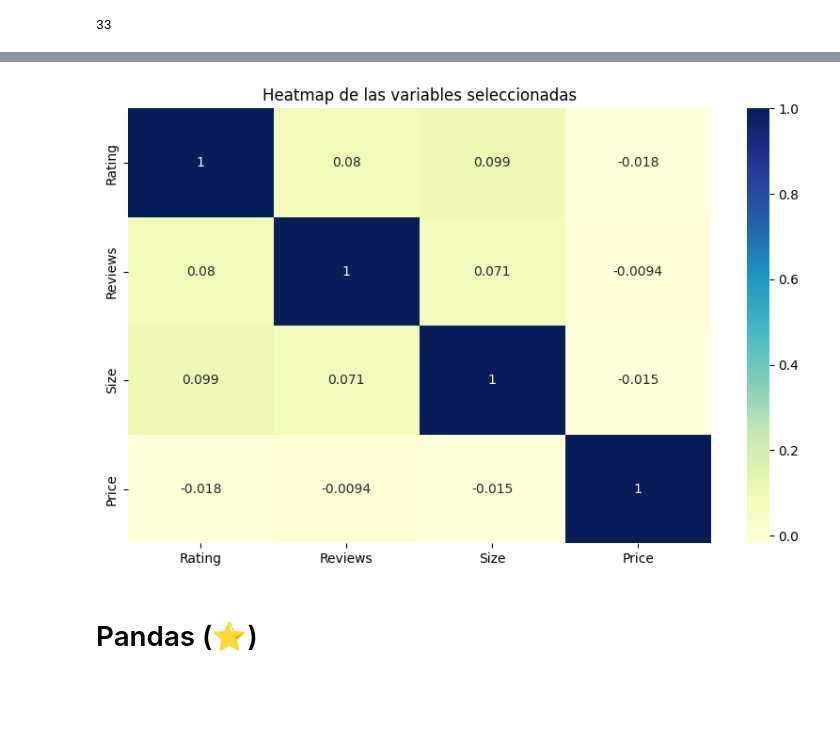
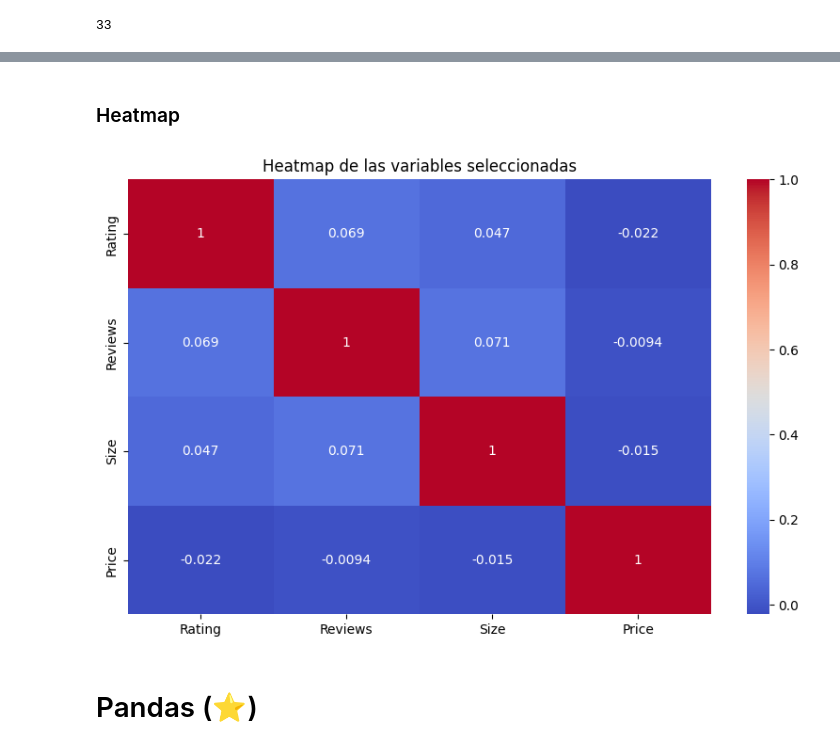
Before and after one commit to fernk01/Orga_Datos, a Jupyter notebook: tps/tp1/tp1.ipynb, the cells around one changed output, grey strips where cells are left out. Saved outputs shown, nothing was run; the diff lists cells and outputs as text; code cells hidden in the pictures; blank space fills up the shorter version.

```diff
--- a/tps/tp1/tp1.ipynb
+++ b/tps/tp1/tp1.ipynb
@@ -89,9 +89,8 @@ df_app["Category"] = df_app["Category"].astype("category")
 Cantidad de caterias en 'Category': 33
 # %% [markdown]
 ## Columna `Rating`
-# %%
-df_app['Rating'] = df_app['Rating'].fillna(0)   # Reemplazamos los NaN por 0, 0 = Sin calificación (sin información).
-df_app['Rating'] = df_app['Rating'].astype("int32")
+# %%
+df_app['Rating'] = df_app['Rating'].astype("float32")
 # %% [markdown]
 ## Columna `Rewiers`
 # %%
@@ -255,15 +218,16 @@ plt.show()
+# %% [markdown]
+### Heatmap
 # %%
 # Seleccionamos la variables para hacer un heatmap.
-df_heatmap = df_app[["Rating", "Reviews", "Size", "Price"]
-                ].corr(method="pearson")
+df_heatmap = df_app[["Rating", "Reviews", "Size", "Price"]].corr(method="pearson")
 
 # Hacemos un heatmap de las variables seleccionadas.
 plt.figure(figsize=(10, 6))
-sns.heatmap(df_heatmap, annot=True, cmap="YlGnBu")
+sns.heatmap(df_heatmap, annot=True, cmap="coolwarm")
 plt.title("Heatmap de las variables seleccionadas")
 plt.show()
 # %% [output]
-[figure, old version]
+[figure, new version]
 # %% [markdown]
 # Pandas (⭐)
 # %% [markdown]
```
Also changed, not shown: parts of 11 cells of this notebook.
